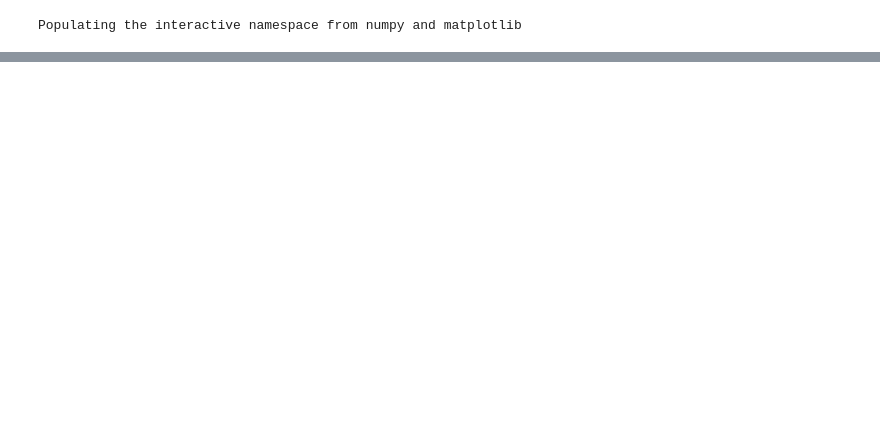
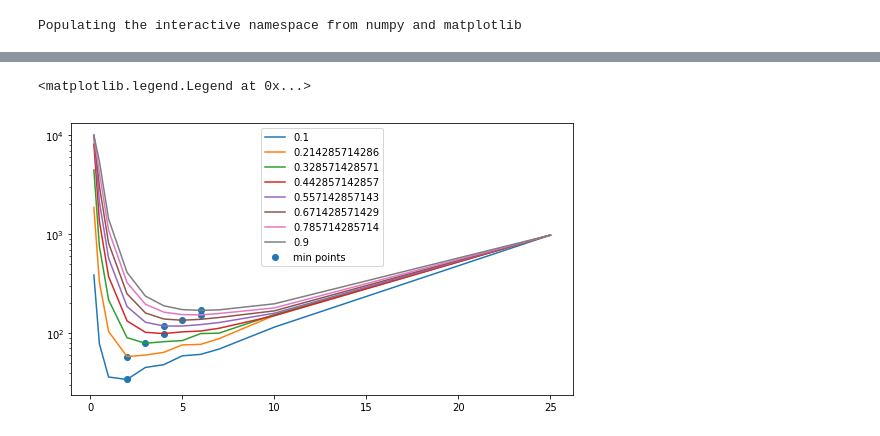
Before and after one commit to aksholokhov/mipt-momo-2017, a Jupyter notebook: task4_experiments.ipynb, the cells around one changed output, grey strips where cells are left out. Cells and saved outputs as stored; diff of their text form; code cells hidden in the pictures; blank space fills up the shorter version.

```diff
--- a/task4_experiments.ipynb
+++ b/task4_experiments.ipynb
@@ -28,0 +28,15 @@ x_0 = np.sign(np.random.rand(n))
+# %%
+%%time
+
+n = 100
+m = 100
+b_noise_ampl = 0
+A = sparse.diags([np.random.rand(n)], [0]).tocsr()
+x_true = sparse.rand(1, n, density=0.01)
+b = A.dot(x_true.T).T
+regcoef = 1/n
+synt_sub = create_lasso_nonsmooth_oracle(A, b, regcoef)
+x_distant = sparse.csr_matrix(np.ones(n)*5)
+x_optimal, msg , hist = subgradient_method(synt_sub, x_distant, trace=True, max_iter=10000, tolerance=1e-1, alpha_0=1)
+
+print(msg)
@@ -28,0 +61,17 @@ x_0 = np.sign(np.random.rand(n))
+# %%
+figure(figsize=(9, 5))
+min_x = []
+min_y = []
+min_z = []
+for tau, hists in zip(taus, histories):
+    iters = [len(hist["time"]) for hist in hists]
+    min_point = np.argmin(iters)
+    min_x.append(alphas[min_point])
+    min_y.append(len(hists[min_point]["time"]))
+    min_z.append(taus[min_point])
+    semilogy(alphas, iters, label=tau)
+scatter(min_x, min_y, label = "min points")
+legend()
+# %% [output]
+<matplotlib.legend.Legend at 0x...>
+[figure, added]
```
Also changed, not shown: parts of 44 cells of this notebook, 3 other files.
